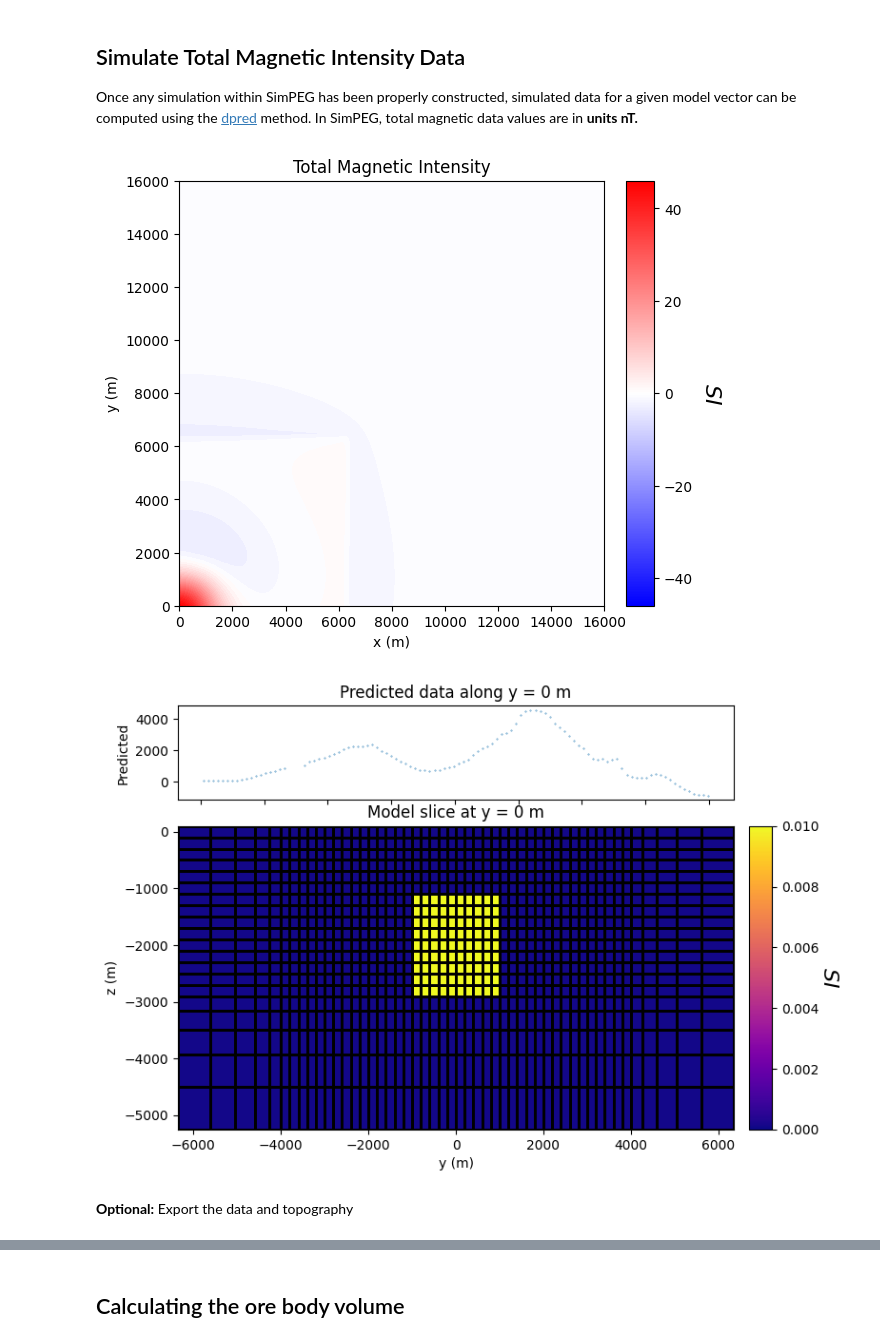
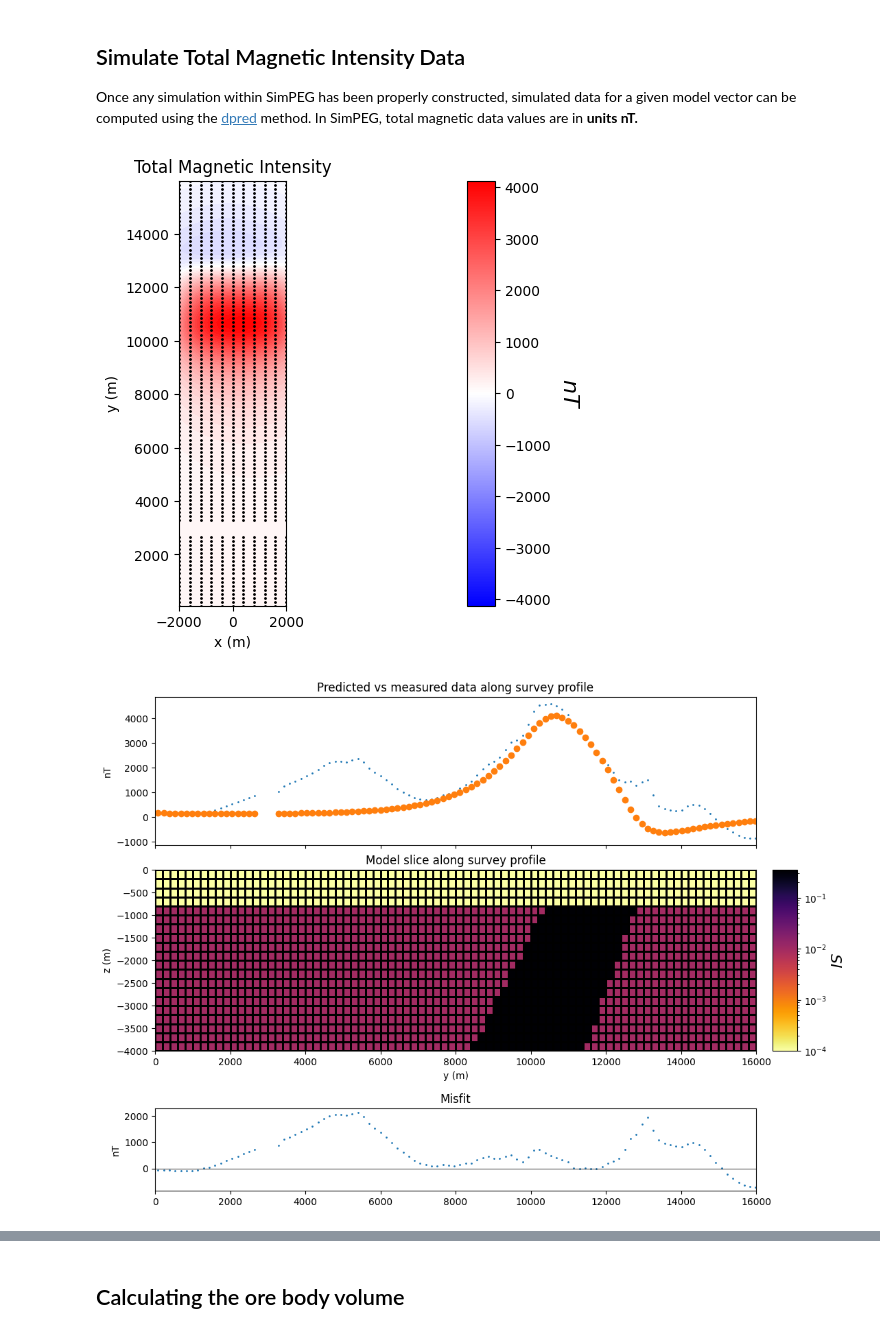
Before and after one commit to ViestursZ/Arbavere-workshop, a Jupyter notebook: Scripts/Geophysics_workshop_MB.ipynb, the cells around one changed output, grey strips where cells are left out. Drawn from its saved outputs; the diff is of its cells as text; code cells hidden in the pictures.

```diff
--- a/Scripts/Geophysics_workshop_MB.ipynb
+++ b/Scripts/Geophysics_workshop_MB.ipynb
@@ -658,10 +657,13 @@ Here, a core cell width of 5 m is used within our survey region. Padding is used
 # %%
 # Generate tensor mesh with top at z = 0 m
 dh = 200.0
-hx = [(dh, 5, -1.3), (dh, 40), (dh, 5, 1.3)] # Cells which are defined. 5 padded elongated, 40 normal, 5 padded elongated
-hy = [(dh, 5, -1.3), (dh, 40), (dh, 5, 1.3)] # Cells which are defined. 5 padded elongated, 40 normal, 5 padded elongated
-hz = [(dh, 5, -1.3), (dh, 15)]  # Cells which are defined. 5 padded elongated, 40 normal, 5 padded elongated
+hx = [(dh, 5, -1.3), (dh, 20), (dh, 5, 1.3)] # Cells which are defined. 5 padded elongated, 40 normal, 5 padded elongated
+hy = [(dh, 5, -1.3), (dh, 80), (dh, 5, 1.3)] # Cells which are defined. 5 padded elongated, 40 normal, 5 padded elongated
+# hx = [(dh, 40)] # Cells which are defined. 5 padded elongated, 40 normal, 5 padded elongated
+# hy = [(dh, 80)] # Cells which are defined. 5 padded elongated, 40 normal, 5 padded elongated
+hz = [(dh, 5, -1.3), (dh, 20)]  # Cells which are defined. 5 padded elongated, 40 normal, 5 padded elongated
 mesh = TensorMesh([hx, hy, hz], "CCN")
-
-# Shift vertically to top same as maximum topography
-mesh.origin += np.r_[0.0, 0.0, z_topo.max()]
+# %%
+# Shift vertically to top same as maximum topography
+mesh.origin += np.r_[0.0, +8000, z_topo.max()]
+mesh.origin
@@ -712,7 +730,8 @@ Here, the model consists of a susceptible sphere within a negligibly susceptible
 We plot the model using the [plot_slice](xref:discretize#discretize.TensorMesh.plot_slice) method.
 # %%
 # Define susceptibility values for each unit in SI
-background_susceptibility = 0.0001
-sphere_susceptibility = 0.01
+sedimentary_susceptibility = 0.0001
+basement_susceptibility = 0.01
+dyke_susceptibility = 0.35
 # %%
 # Instantiate a vector array. Models in SimPEG are vector arrays.
@@ -805,6 +826,7 @@ plot2Ddata(
     ax=ax1,
     ncontour=40,
     contourOpts={"cmap": mpl.cm.bwr, "norm": norm},
+    dataloc=True
 )
 ax1.set_title("Total Magnetic Intensity")
 ax1.set_xlabel("x (m)")
@@ -814,51 +836,63 @@ ax2 = fig.add_axes([0.81, 0.1, 0.04, 0.85])
 cbar = mpl.colorbar.ColorbarBase(
     ax2, norm=norm, orientation="vertical", cmap=mpl.cm.bwr
 )
-cbar.set_label("$SI$", rotation=270, labelpad=20, size=16)
+cbar.set_label("$nT$", rotation=270, labelpad=20, size=16)
 
 plt.show()
 # %% [output]
-[figure, old version]
+[figure, new version]
 # %%
 calc_mag = np.column_stack([receiver_list[0].locations, dpred])
-prof_pred = calc_mag[calc_mag[:, 1] == 0]  # Get receiver values over the X axis
+prof_pred = calc_mag[calc_mag[:, 0] == 0] # Get receiver values over the X axis
 
 # Plot them on susceptibility model
-fig = plt.figure(figsize=(8, 5.5))
+fig = plt.figure(figsize=(12, 12))
 
 # Top plot
-ax0 = fig.add_axes([0.1, 0.75, 0.73, 0.18])
-ax0.scatter(rover["distance"], rover["nT_mf"], s=0.1, label=f"n = {len(rover["nT"])}")
-ax0.set_ylabel("Predicted")
+ax0 = fig.add_axes([0.1, 0.57, 0.73, 0.18])
+ax0.scatter(rover["distance"], rover["nT_mf"], s=1, label=f"measured data")
+ax0.scatter(prof_pred[:,1], prof_pred[:,3], label=f"predicted data")
+ax0.set_xlim(0, 16000)
+ax0.set_ylabel("nT")
 ax0.set_xticklabels([])
-ax0.set_title("Predicted data along y = 0 m")
+ax0.set_title("Predicted vs measured data along survey profile")
 
 # Main model slice
-ax1 = fig.add_axes([0.1, 0.12, 0.73, 0.58])
+ax1 = fig.add_axes([0.1, 0.32, 0.73, 0.22])
 
-norm = mpl.colors.Normalize(vmin=0, vmax=np.max(model))
+norm = mpl.colors.LogNorm(vmin=np.min(model), vmax=np.max(model))
 mesh.plot_slice(
     plotting_map * model,
     normal="X",
     ax=ax1,
     ind=int(mesh.shape_cells[0] / 2),
     grid=True,
-    pcolor_opts={"cmap": mpl.cm.plasma, "norm": norm},
+    # pcolor_opts={"cmap": mpl.cm.plasma, "norm": norm},
+    pcolor_opts={"cmap": "inferno_r", "norm": norm},
+    range_x=(0, 16000),
+    range_y=(-4000, 0),
 )
 
-ax1.set_title("Model slice at y = 0 m")
+ax1.set_title("Model slice along survey profile")
 ax1.set_xlabel("y (m)")
 ax1.set_ylabel("z (m)")
 
 # Colorbar
-ax2 = fig.add_axes([0.85, 0.12, 0.03, 0.58])
+ax2 = fig.add_axes([0.85, 0.32, 0.03, 0.22])
 cbar = mpl.colorbar.ColorbarBase(
-    ax2, norm=norm, orientation="vertical", cmap=mpl.cm.plasma
+    ax2, norm=norm, orientation="vertical", cmap="inferno_r"
 )
 cbar.set_label("$SI$", rotation=270, labelpad=15, size=16)
 
+# Top plot
+ax3 = fig.add_axes([0.1, 0.15, 0.73, 0.1])
+ax3.scatter(rover["distance"], rover["nT_mf"] -  prof_pred[:,3], s=1)
+ax3.set_xlim(0, 16000)
+ax3.axhline(0, lw=1, c="k", alpha=0.5)
+ax3.set_ylabel("nT")
+# ax3.set_xticklabels([])
+ax3.set_title("Misfit")
+
 plt.show()
 # %% [output]
-[figure, old version]
+[figure, new version]
-# %% [markdown]
-**Optional:** Export the data and topography
```
Also changed, not shown: parts of 23 cells of this notebook, 3 other files.
